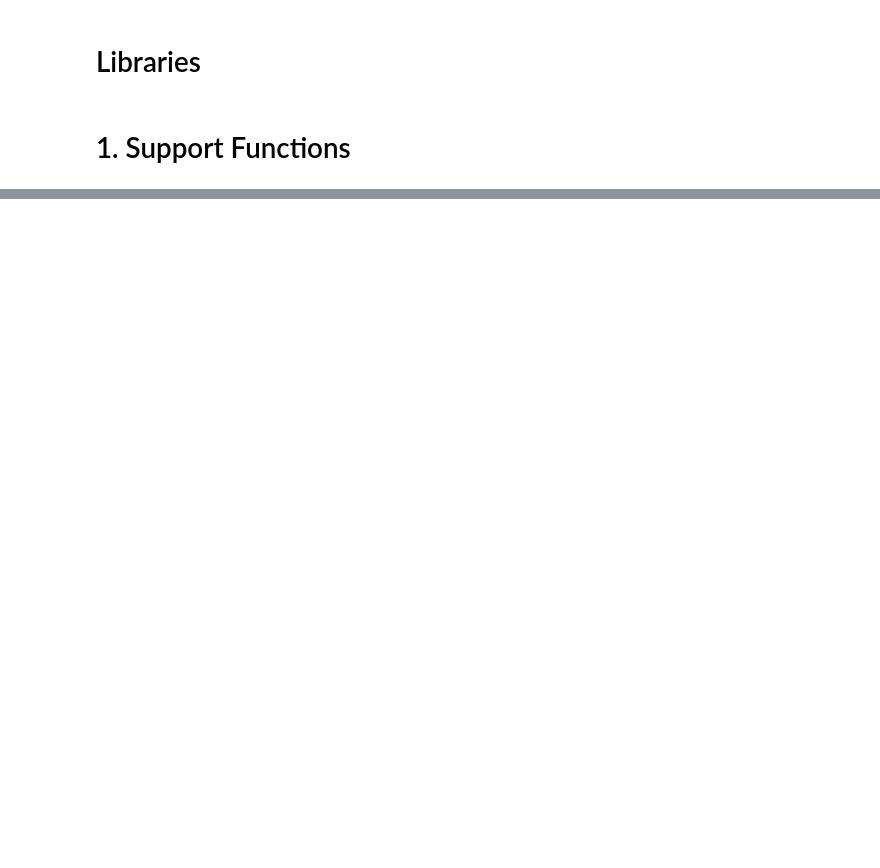
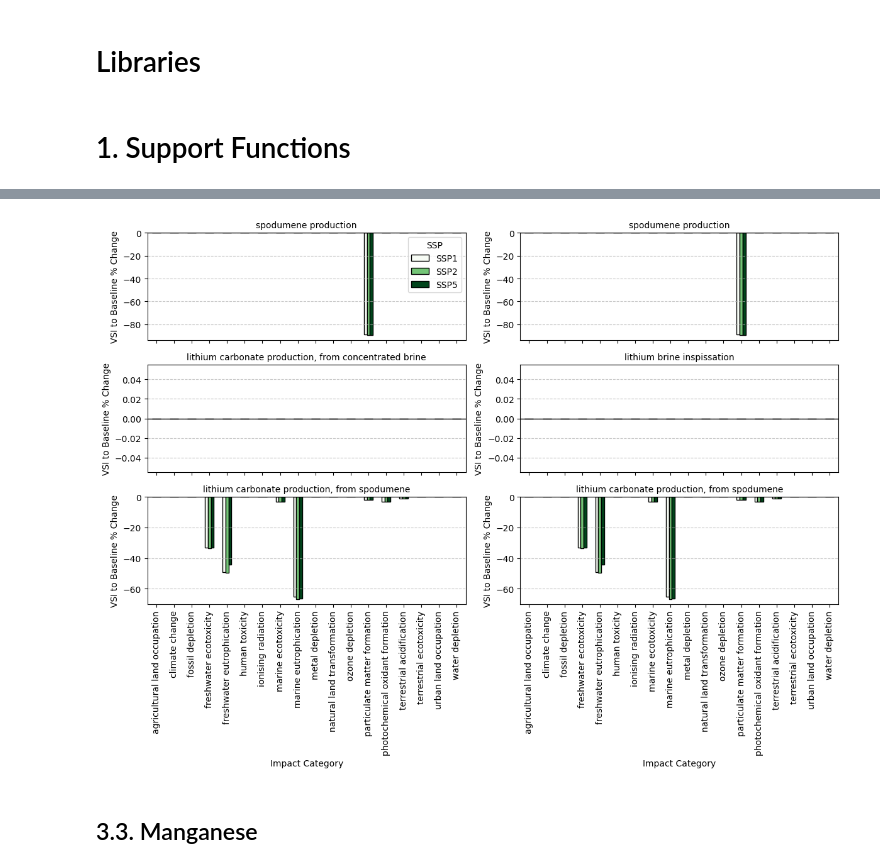
Before and after one commit to bernardomendonca/plca-NMC-oxide-BM-PhD, a Jupyter notebook: 8_synthesis.ipynb, the cells around one changed output, grey strips where cells are left out. Cells and saved outputs as stored; diff of their text form; code cells hidden in the pictures; blank space fills up the shorter version.

```diff
--- a/8_synthesis.ipynb
+++ b/8_synthesis.ipynb
@@ -253,0 +379,7 @@ results
+# %%
+# Example
+plot_all_activities_together(activities_li)
+# %% [output]
+[figure, added]
+# %% [markdown]
+## 3.3. Manganese
```
Also changed, not shown: parts of 39 cells of this notebook, 6 other files.
